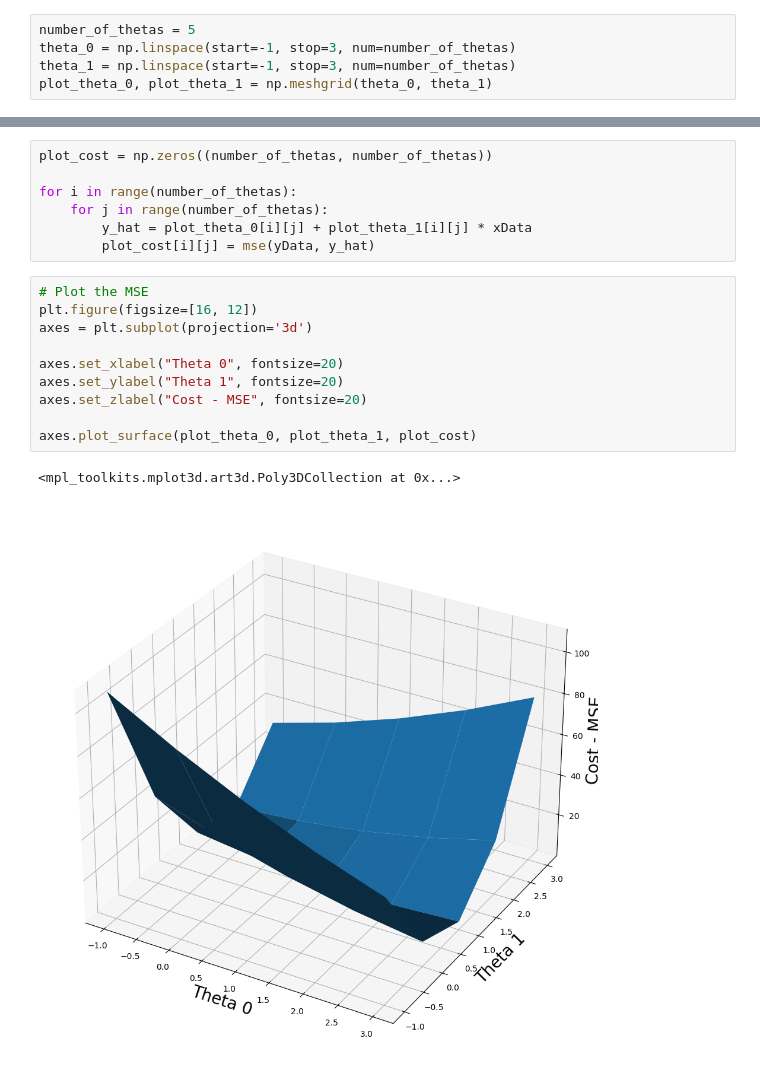
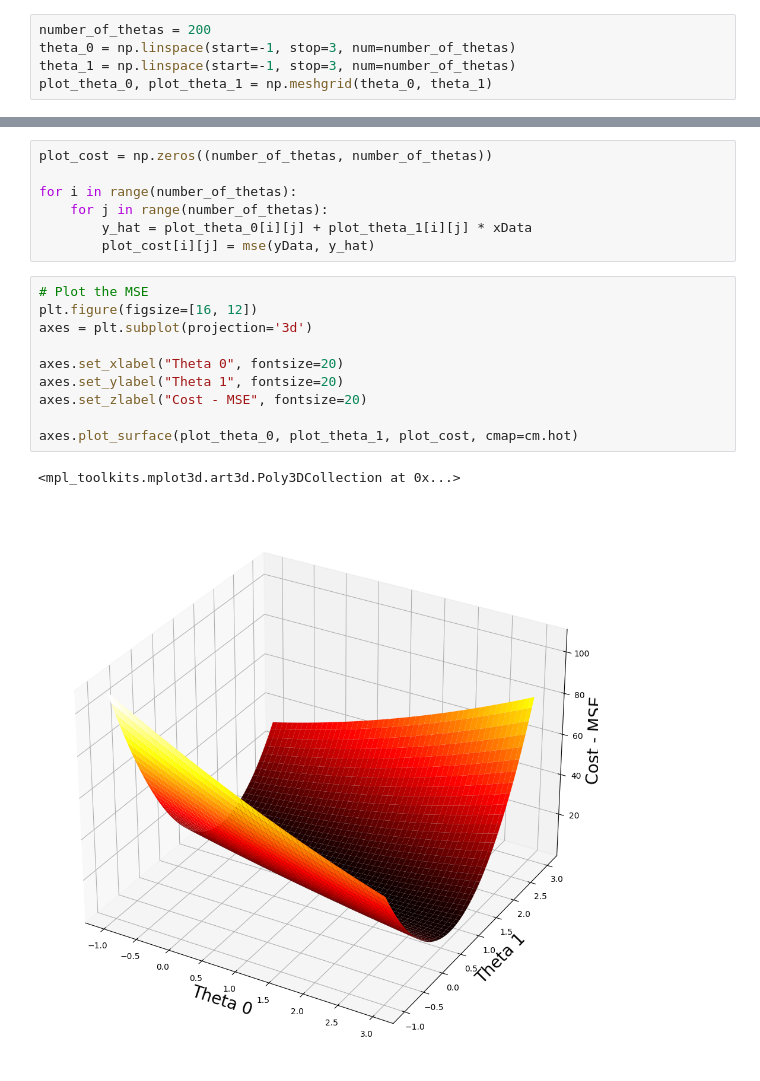
Before and after one commit to srofe/MLBootcamp, a Jupyter notebook: 03-GradientDescent/GradientDescent-MeansSquareError.ipynb, the cells around one changed output, grey strips where cells are left out. Cells and saved outputs as stored; diff of their text form.

Commit message:
Update plot parameters
Increase the resolution (number of x and y values within the range of
the plot) and use a different colour map.

```diff
--- a/03-GradientDescent/GradientDescent-MeansSquareError.ipynb
+++ b/03-GradientDescent/GradientDescent-MeansSquareError.ipynb
@@ -89,7 +90,7 @@ scikit-lean MSE :  0.9479655759794577
 
 ### Make Data for Thetas
 # %%
-number_of_thetas = 5
+number_of_thetas = 200
 theta_0 = np.linspace(start=-1, stop=3, num=number_of_thetas)
 theta_1 = np.linspace(start=-1, stop=3, num=number_of_thetas)
 plot_theta_0, plot_theta_1 = np.meshgrid(theta_0, theta_1)
@@ -105,13 +106,13 @@ for i in range(number_of_thetas):
 # %%
 # Plot the MSE
 plt.figure(figsize=[16, 12])
 axes = plt.subplot(projection='3d')
 
 axes.set_xlabel("Theta 0", fontsize=20)
 axes.set_ylabel("Theta 1", fontsize=20)
 axes.set_zlabel("Cost - MSE", fontsize=20)
 
-axes.plot_surface(plot_theta_0, plot_theta_1, plot_cost)
+axes.plot_surface(plot_theta_0, plot_theta_1, plot_cost, cmap=cm.hot)
 # %% [output]
 <mpl_toolkits.mplot3d.art3d.Poly3DCollection at 0x...>
-[figure, old version]
+[figure, new version]
```
Also changed, not shown: parts of 1 cell of this notebook.
